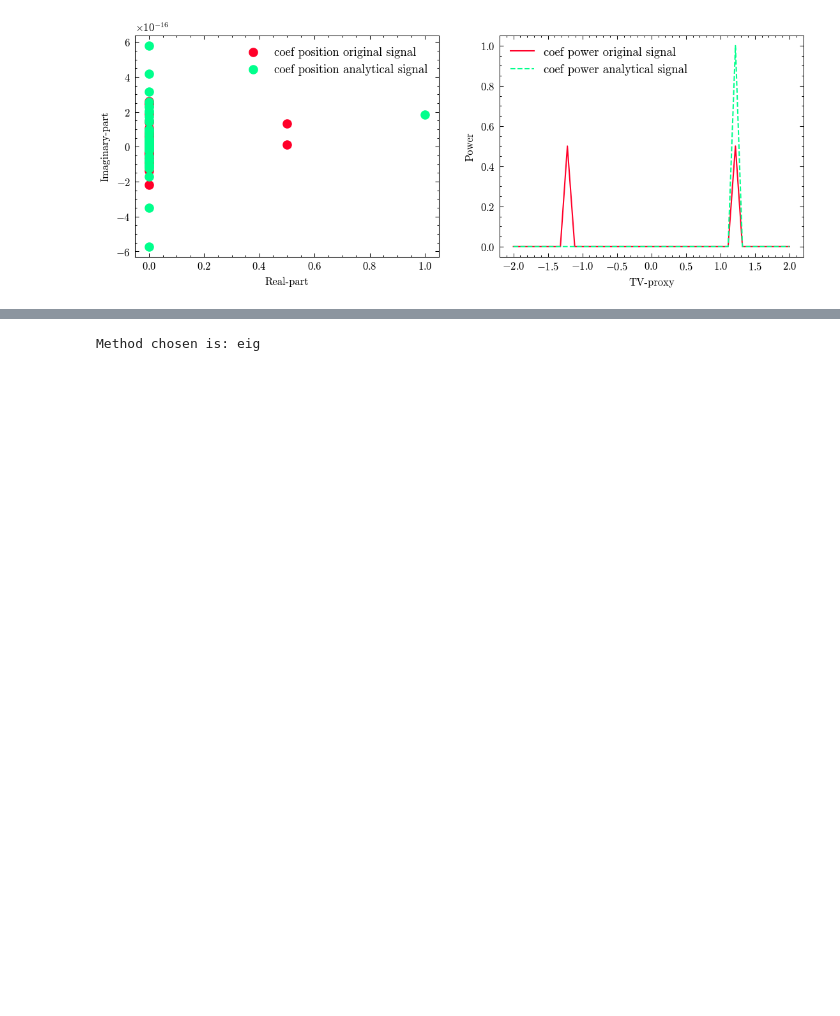
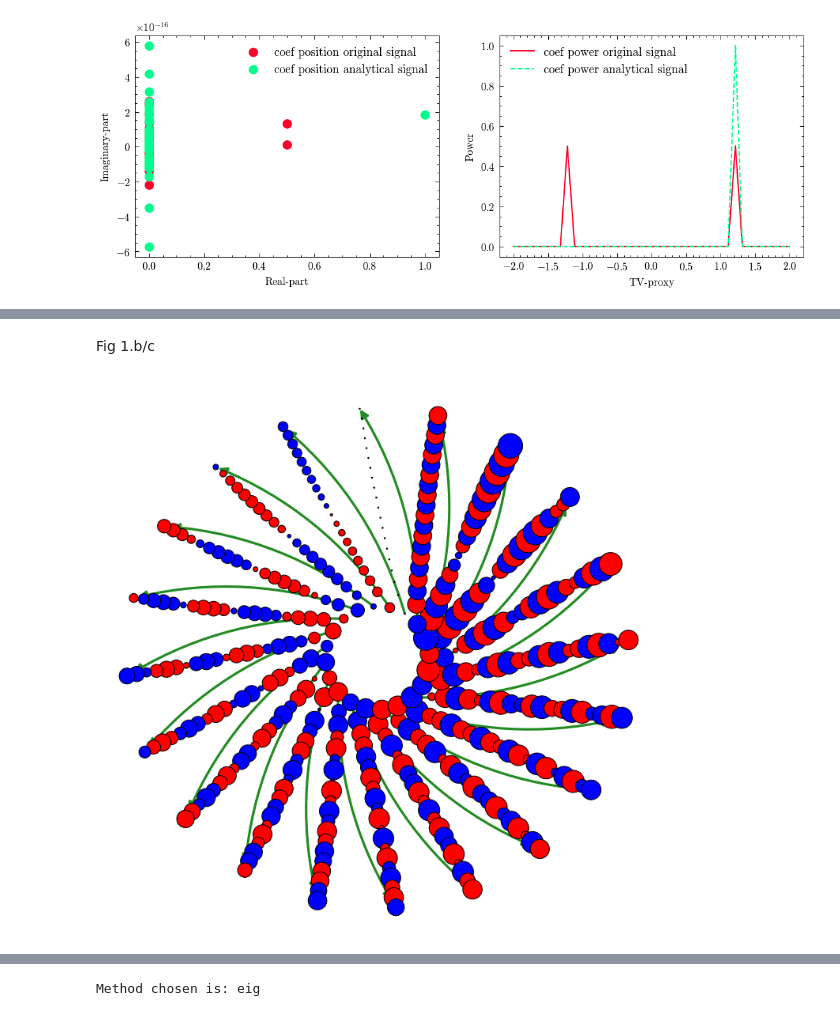
Before and after one commit to MIPLabCH/Graph-Hilbert-Transform, a Jupyter notebook: notebooks/graph_hilbert.ipynb, the cells around one changed output, grey strips where cells are left out. Saved outputs shown, nothing was run; the diff lists cells and outputs as text; code cells hidden in the pictures; blank space fills up the shorter version.

```diff
--- a/notebooks/graph_hilbert.ipynb
+++ b/notebooks/graph_hilbert.ipynb
@@ -501,0 +94,42 @@ graph_signal[xycoords_rank] += manifold_vertdiagonal
+# %%
+circle = np.linspace(0,2*np.pi, Nr)
+# frequencies = [(k+5)/30*np.pi for k in range(Nc)]
+frequencies = [(k/2) for k in range(Nc)]
+phase = [(Nc+1 - .2)/2*np.pi/Nc * k for k in range(Nc)]
+graphsig = np.concatenate([(2*v+1) * np.sin(freq * circle + phase[v]) for v, freq in enumerate(frequencies)])
+
+xa = operations.analytical_signal(graphsig, U, V, Uinv=Uinv)
+hx = operations.hilbert_transform(graphsig, U, V, Uinv=Uinv)
+amp = np.abs(xa)
+ang = np.arctan2(xa.imag, xa.real)
+# %% [markdown]
+Fig 1.b/c
+# %%
+from matplotlib.lines import Line2D
+
+scolor = ["red", "blue"]
+scale = 16
+
+nd_values = graphsig + 1e-2
+nd_color = [scolor[0] if nd > 0 else scolor[1] for nd in nd_values]
+node_values = scale * np.abs(nd_values) ** (6/8)
+
+fig, ax = plt.subplots(1, figsize=(6, 6))
+
+nx.draw_networkx_nodes(G, pos, alpha=1, node_size=node_values, node_color=nd_color, cmap=None, ax=ax, edgecolors='black', linewidths=0.5)
+nx.draw_networkx_edges(Gnew, pos, alpha=1, node_size=node_values, ax=ax, edge_color="forestgreen",
+                       width=1.5, connectionstyle="arc3,rad=0.15", label='Added Edges')
+# nx.draw_networkx_edges(Gnew, pos, alpha=1, ax=ax, edge_color="red", label='Added Edges')
+
+handles = [Line2D([], [], color=color, label=label)
+           for color, label in zip(["Red"], ["Added Edges"])]
+
+# ax.legend(handles=handles, prop={'size':30, 'family':'Helvetica'}, loc=(0.05,-.15))
+
+plt.autoscale(enable=True, axis='x', tight=True)
+plt.autoscale(enable=True, axis='y', tight=True)
+plt.axis('off')
+# fig.savefig('../figure_resources/rosace-original-signal.png', dpi=300)
+plt.show()
+# %% [output]
+[figure, added]
```
Also changed, not shown: parts of 50 cells of this notebook, 8 other files.
